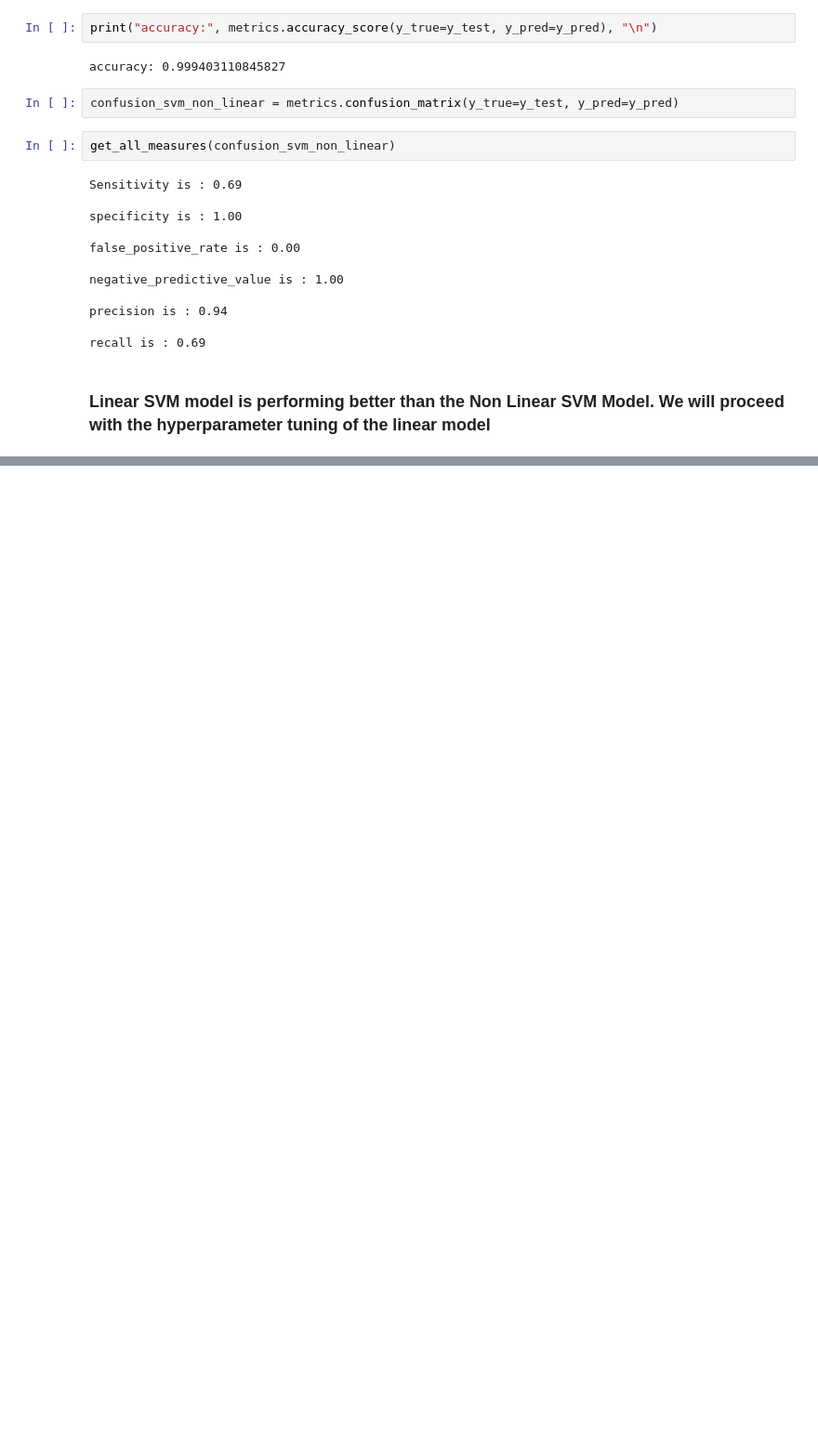
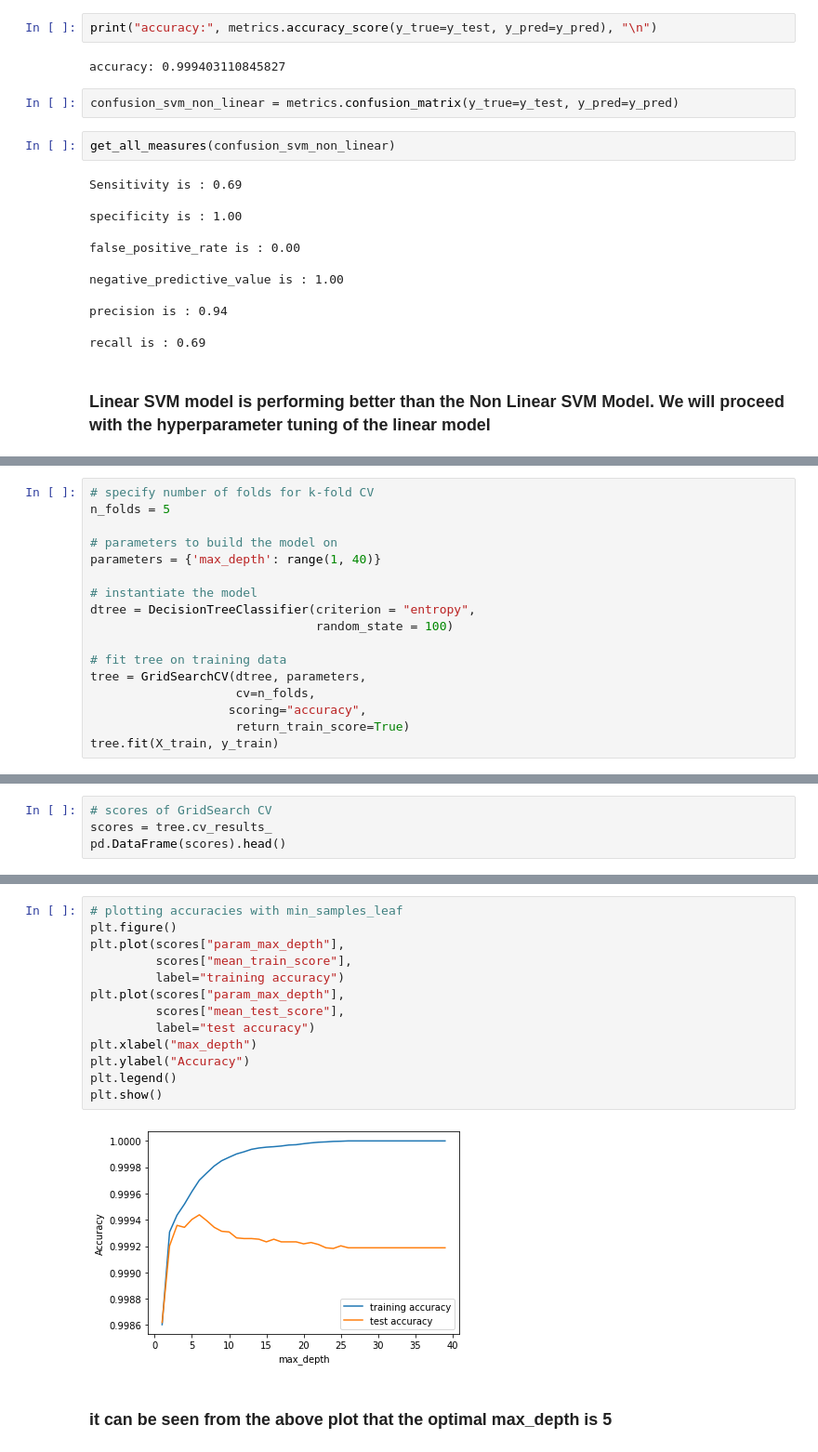
Before and after one commit to sumanjitmoshat/ClassicalML, a Jupyter notebook: Credit_Card_Fraud.ipynb, the cells around one changed output, grey strips where cells are left out. Shown: that part at 93% size. Cells and saved outputs as stored; diff of their text form; blank space fills up the shorter version.

```diff
--- a/Credit_Card_Fraud.ipynb
+++ b/Credit_Card_Fraud.ipynb
@@ -1062,0 +1117,17 @@ Fitting 5 folds for each of 12 candidates, totalling 60 fits
+# %%
+# specify number of folds for k-fold CV
+n_folds = 5
+
+# parameters to build the model on
+parameters = {'max_depth': range(1, 40)}
+
+# instantiate the model
+dtree = DecisionTreeClassifier(criterion = "entropy",
+                               random_state = 100)
+
+# fit tree on training data
+tree = GridSearchCV(dtree, parameters,
+                    cv=n_folds,
+                   scoring="accuracy",
+                    return_train_score=True)
+tree.fit(X_train, y_train)
@@ -1062,0 +1152,4 @@ Fitting 5 folds for each of 12 candidates, totalling 60 fits
+# %%
+# scores of GridSearch CV
+scores = tree.cv_results_
+pd.DataFrame(scores).head()
@@ -1062,0 +1163,17 @@ Fitting 5 folds for each of 12 candidates, totalling 60 fits
+# %%
+# plotting accuracies with min_samples_leaf
+plt.figure()
+plt.plot(scores["param_max_depth"],
+         scores["mean_train_score"],
+         label="training accuracy")
+plt.plot(scores["param_max_depth"],
+         scores["mean_test_score"],
+         label="test accuracy")
+plt.xlabel("max_depth")
+plt.ylabel("Accuracy")
+plt.legend()
+plt.show()
+# %% [output]
+[figure, added]
+# %% [markdown]
+### it can be seen from the above plot that the optimal max_depth is 5
```
Also changed, not shown: parts of 37 cells of this notebook.
